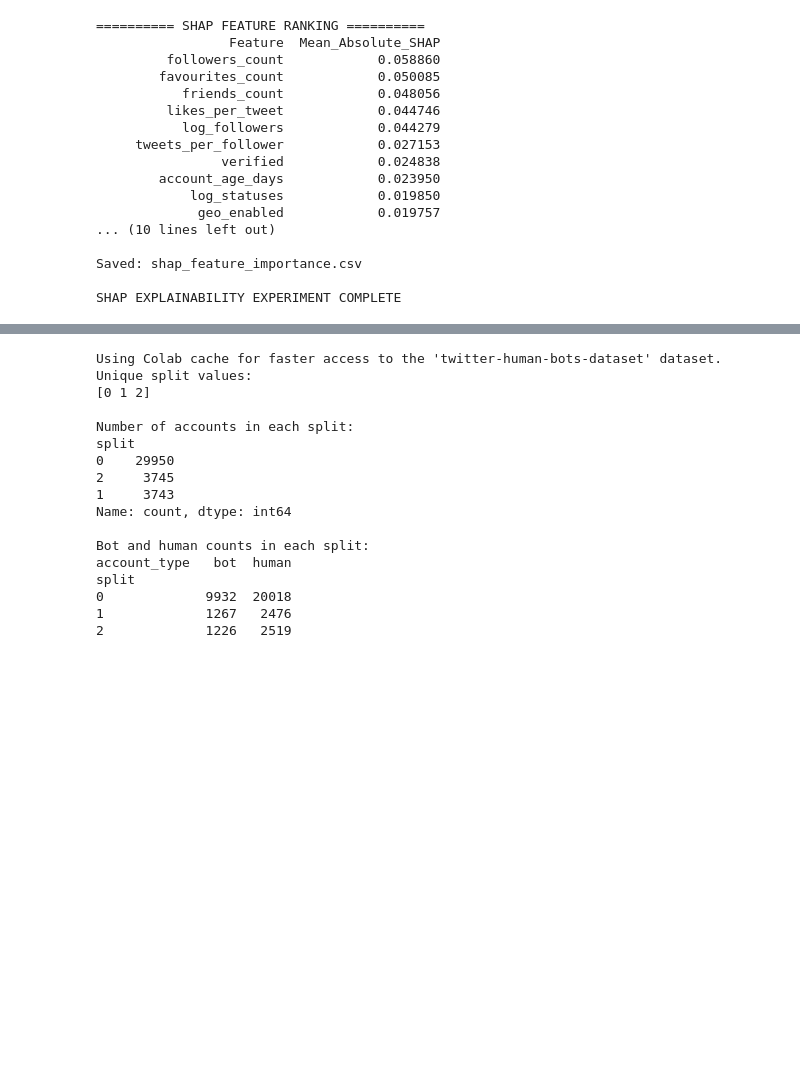
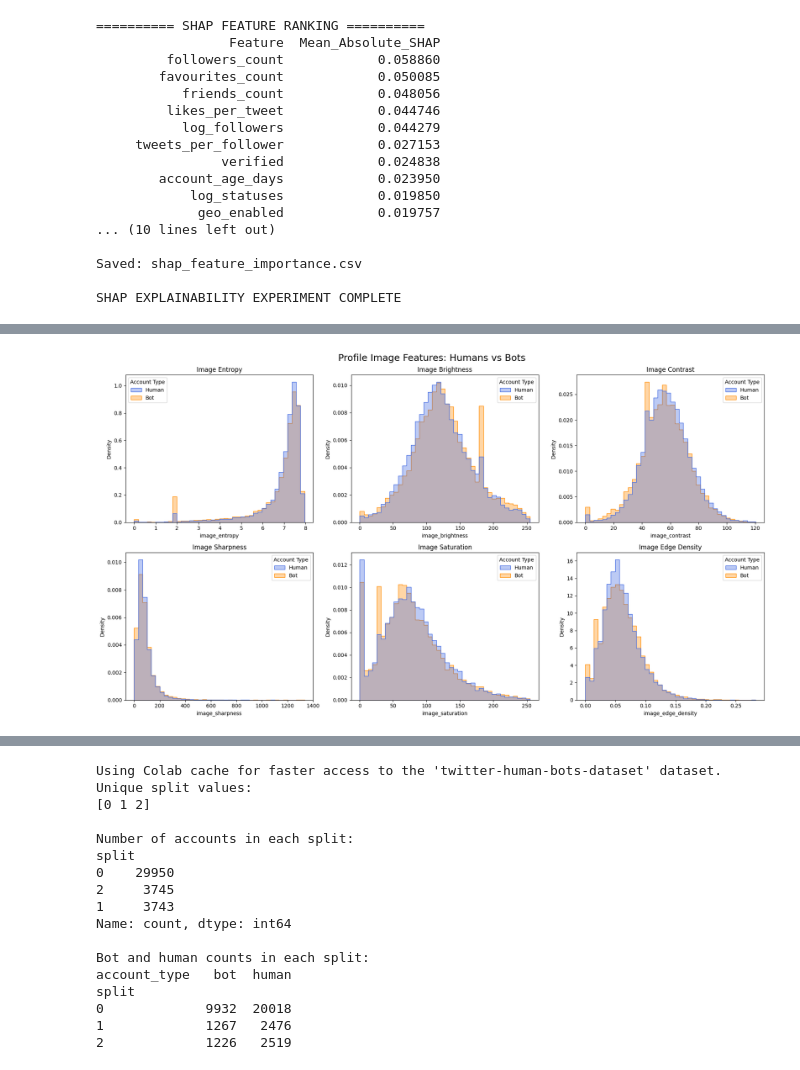
Before and after one commit to IchiroBanskota/Bot-Detection, a Jupyter notebook: Bot_Detection-2.ipynb, the cells around one changed output, grey strips where cells are left out. Saved outputs shown, nothing was run; the diff lists cells and outputs as text; code cells hidden in the pictures; blank space fills up the shorter version.

```diff
--- a/Bot_Detection-2.ipynb
+++ b/Bot_Detection-2.ipynb
@@ -696,0 +1210,99 @@ extra
+# %%
+
+# ============================================================
+# IMAGE FEATURE ANALYSIS: HUMAN VS BOT
+# ============================================================
+
+import numpy as np
+import pandas as pd
+import matplotlib.pyplot as plt
+import seaborn as sns
+
+# Use training data with valid images
+image_analysis_df = df.loc[
+    (df["split"] == 0) &
+    (df["valid_image"])
+].copy()
+
+# Support both numerical and string labels
+image_analysis_df["Account Type"] = (
+    image_analysis_df["account_type"]
+    .astype(str)
+    .str.strip()
+    .str.lower()
+    .map({
+        "0": "Human",
+        "1": "Bot",
+        "human": "Human",
+        "bot": "Bot"
+    })
+)
+
+print("Training image distribution:")
+
+display(
+    image_analysis_df["Account Type"].value_counts()
+)
+
+# Compare descriptive statistics
+image_statistics = (
+    image_analysis_df
+    .groupby("Account Type")[image_features]
+    .agg(["mean", "median", "std"])
+)
+
+print("\nImage statistics by account type:")
+
+display(image_statistics.round(4))
+
+# ============================================================
+# VISUALIZE IMAGE FEATURE DISTRIBUTIONS
+# ============================================================
+
+fig, axes = plt.subplots(
+    2, 3,
+    figsize=(18, 10)
+)
+
+axes = axes.flatten()
+
+for i, feature in enumerate(image_features):
+
+    sns.histplot(
+        data=image_analysis_df,
+        x=feature,
+        hue="Account Type",
+        hue_order=["Human", "Bot"],
+        palette={
+            "Human": "royalblue",
+            "Bot": "darkorange"
+        },
+        stat="density",
+        common_norm=False,
+        bins=40,
+        element="step",
+        alpha=0.35,
+        ax=axes[i]
+    )
+
+    axes[i].set_title(
+        feature.replace("_", " ").title()
+    )
+
+    axes[i].set_ylabel("Density")
+
+plt.suptitle(
+    "Profile Image Features: Humans vs Bots",
+    fontsize=18
+)
+
+plt.tight_layout()
+plt.show()
+
+# Save visualization
+fig.savefig(
+    "image_feature_distributions.png",
+    dpi=300,
+    bbox_inches="tight"
+)
+# %% [output]
@@ -696,0 +1321 @@ extra
+[figure, added]
```
Also changed, not shown: parts of 14 cells of this notebook.
